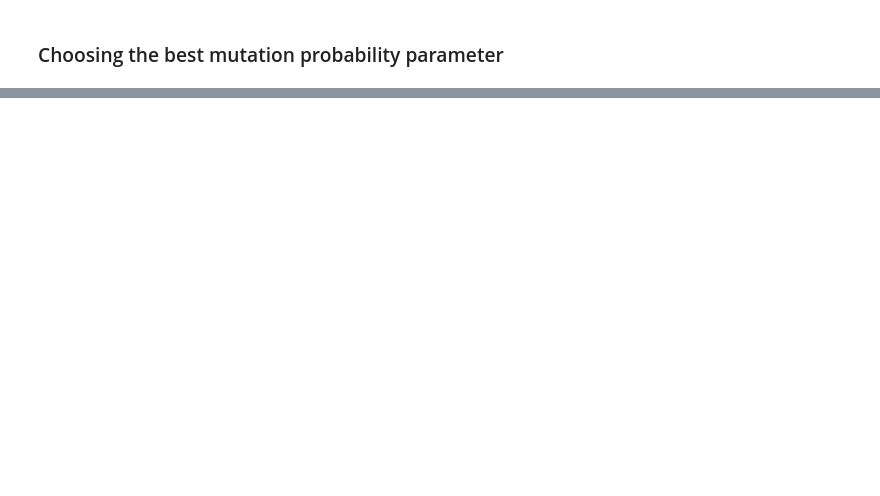
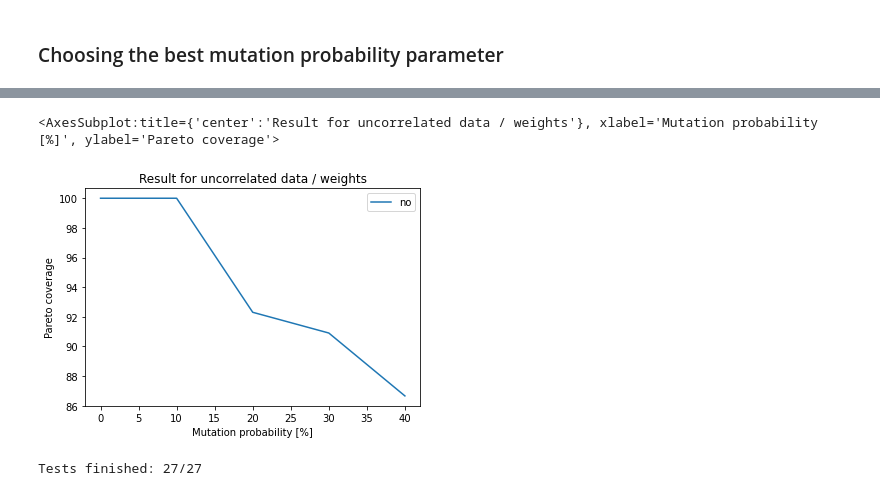
Before and after one commit to Vergenter/mswum, a Jupyter notebook: NSGA2.ipynb, the cells around one changed output, grey strips where cells are left out. Saved outputs shown, nothing was run; the diff lists cells and outputs as text; code cells hidden in the pictures; blank space fills up the shorter version.

```diff
--- a/NSGA2.ipynb
+++ b/NSGA2.ipynb
@@ -462,11 +436,9 @@ for i in range(iterate):
     values = csv.value.values
     weights = csv.weight.values
 
-    result = test(itemsNumber=n_items, mutationProbability=i/10, generationsNumber=70, populationSize=100, maxWeight=3, v=values, w=weights)
-    bestScores = result[1]
-    bestWeights = result[2]
+    result = test(itemsNumber=n_items, mutationProbability=i/10, generationsNumber=70, populationSize=50, maxWeight=3, v=values, w=weights)
+    pareto = getPareto(n_items, weights, values, max_weight)
 
-    scores_v_m[i] = bestScores[-1]
-    scores_w_m[i] = bestWeights[-1]
+    pareto_coverage[i] = getParetoCoverage(result, pareto)
 # %%
 mutation = [10*x for x in range(iterate)]
@@ -477,2 +446,5 @@ NameError: name 'scores_w_m' is not defined
 # %%
-df_w_m.plot(title="Result for uncorrelated data / weights", xlabel="Mutation probability [%]", ylabel="Weight")
+df_cov.plot(title="Result for uncorrelated data / weights", xlabel="Mutation probability [%]", ylabel="Pareto coverage")
+# %% [output]
+<AxesSubplot:title={'center':'Result for uncorrelated data / weights'}, xlabel='Mutation probability [%]', ylabel='Pareto coverage'>
+[figure, added]
@@ -480,0 +451,35 @@ df_v_m.plot(title="Result for correlated data / values", xlabel="Mutation probab
+# %%
+correlation_levels = ["no", "low", "high"]
+item_counts = list(range(16,25))
+
+
+def decode(arr, length):
+    decoded = 0
+    for i, elem in enumerate(arr):
+        if elem:
+            decoded += 2**(length - i - 1)
+    return decoded
+
+scores_v = np.zeros((len(item_counts), len(correlation_levels)))
+scores_w = np.zeros((len(item_counts), len(correlation_levels)))
+pareto_coverage = np.zeros((len(item_counts), len(correlation_levels)))
+
+for i, level in enumerate(correlation_levels):
+    for j, item_count in enumerate(item_counts):
+        csv = read_csv(f"Data//{level}_correlation_{item_count}")
+        n_items = csv.shape[0]
+        values = csv.value.values
+        weights = csv.weight.values
+
+        pareto = getPareto(n_items, weights, values, 3)
+
+        result = test(itemsNumber=n_items, mutationProbability=0.1, generationsNumber=70, populationSize=50, maxWeight=3, v=values, w=weights)
+        bestScores = result[1]
+        bestWeights = result[2]
+
+        scores_v[j,i] = bestScores[-1]
+        scores_w[j,i] = bestWeights[-1]
+        pareto_coverage[j,i] = getParetoCoverage(result, pareto)
+        print(f"Tests finished: {i*len(item_counts)+j+1}/{len(item_counts)*len(correlation_levels)}", end="\r")
+# %% [output]
+Tests finished: 27/27
```
Also changed, not shown: parts of 21 cells of this notebook, 1 other file.
